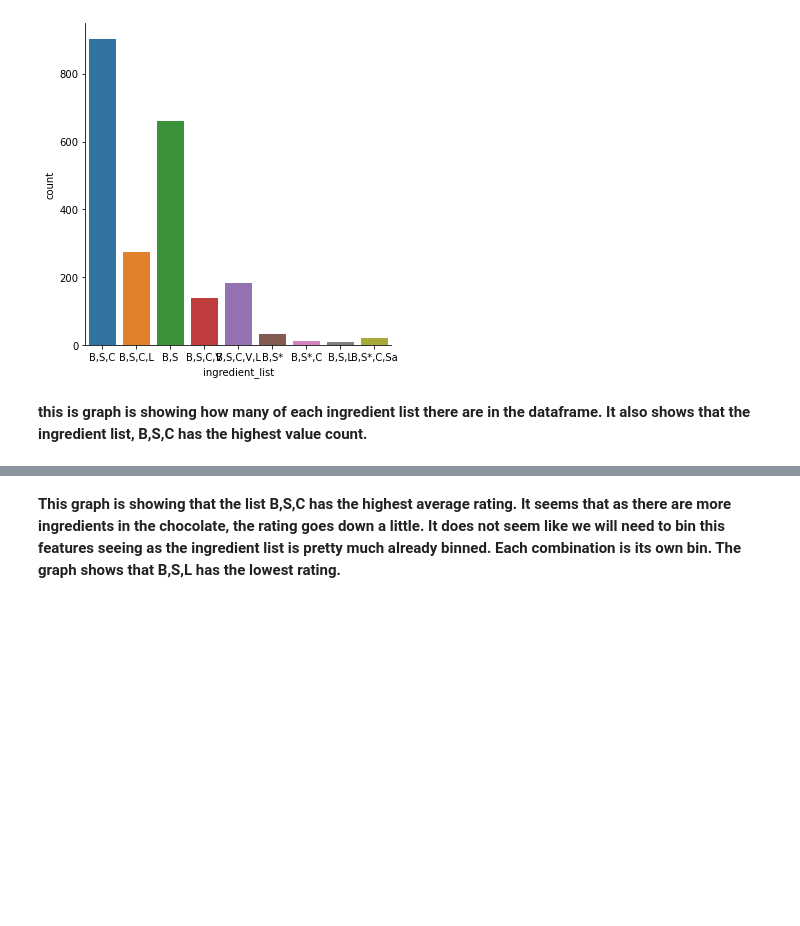
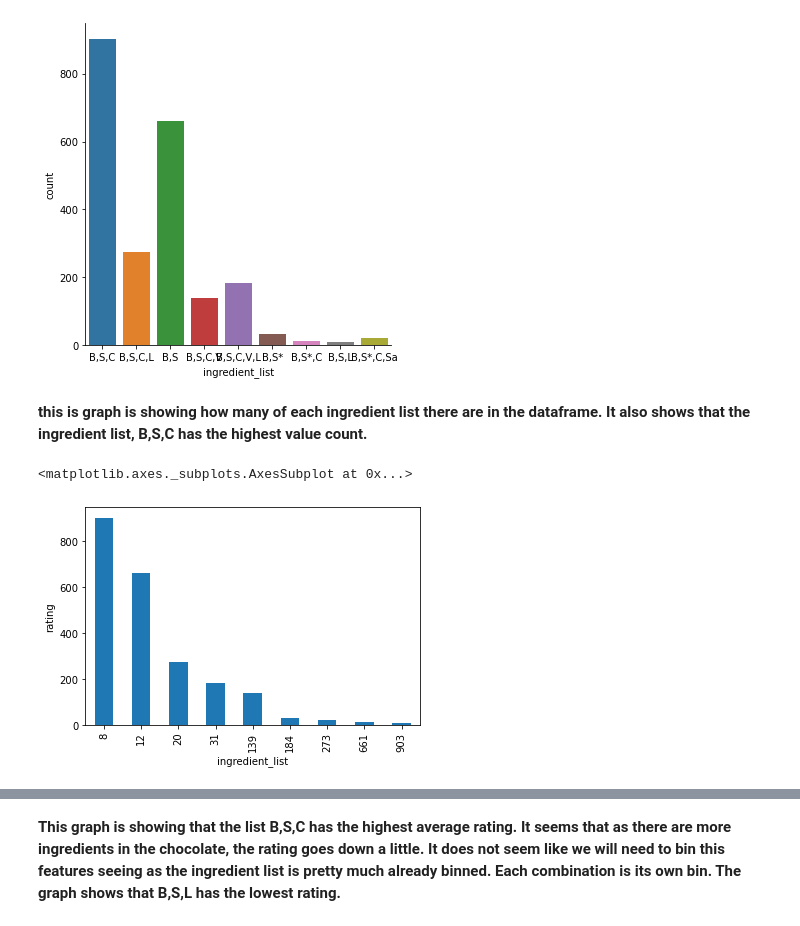
Before and after one commit to jchandleroneal/bsc-phase-three-project, a Jupyter notebook: notebooks/exploratory/mallory/EDA_notebook.ipynb, the cells around one changed output, grey strips where cells are left out. Drawn from its saved outputs; the diff is of its cells as text; code cells hidden in the pictures; blank space fills up the shorter version.

```diff
--- a/notebooks/exploratory/mallory/EDA_notebook.ipynb
+++ b/notebooks/exploratory/mallory/EDA_notebook.ipynb
@@ -272,2 +274,8 @@ sns.factorplot('ingredient_list', data=df, kind='count')
 # %% [markdown]
 **this is graph is showing how many of  each ingredient list there are in the dataframe. It also shows that the ingredient list,  B,S,C has the highest  value count.**
+# %%
+df['ingredient_list'].value_counts(sort=True).plot.bar()
+sns.barplot(x=ingredient_list_sorted, y=df.rating)
+# %% [output]
+<matplotlib.axes._subplots.AxesSubplot at 0x...>
+[figure, added]
```
Also changed, not shown: parts of 3 cells of this notebook, 1 other file.
